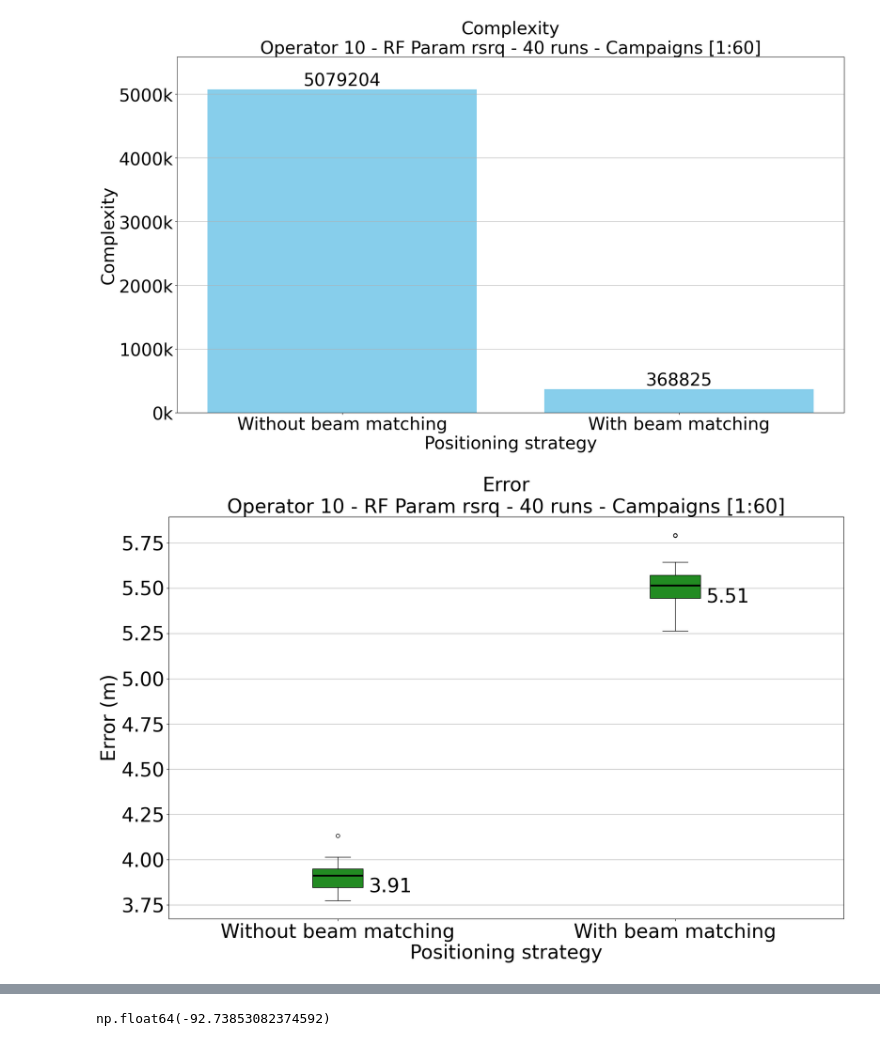
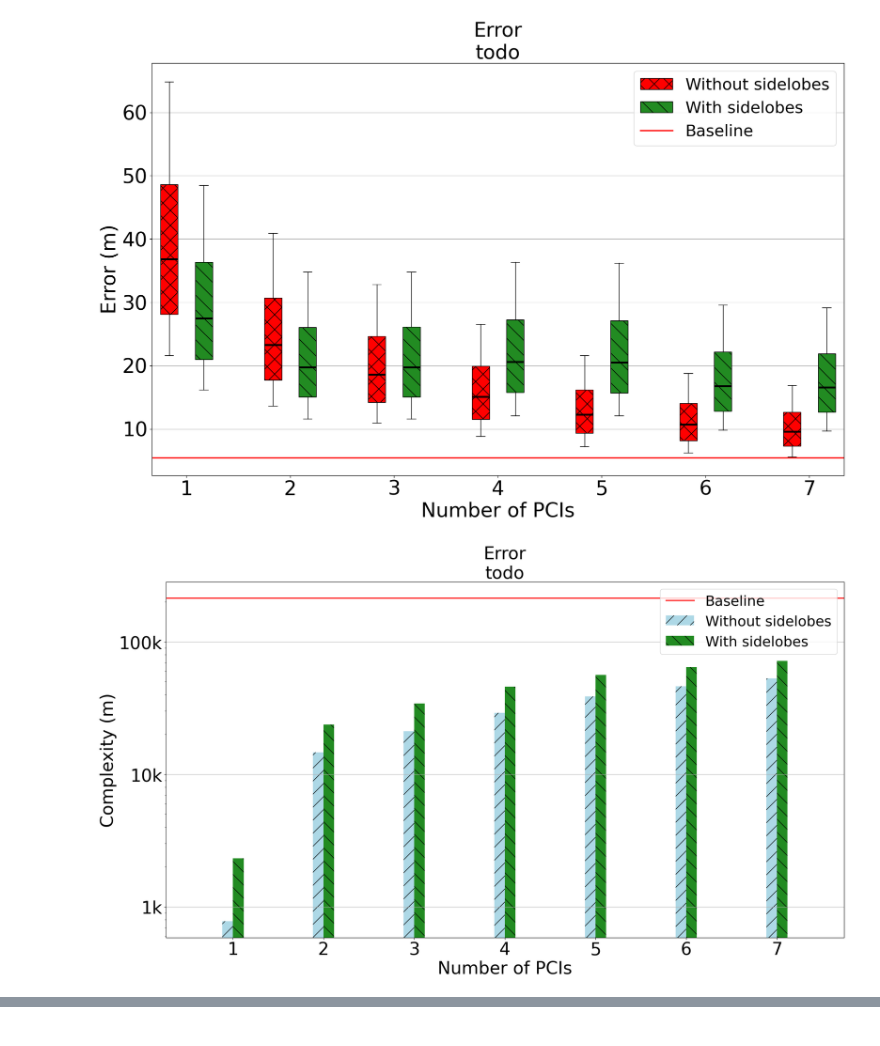
Before and after one commit to Andreas-Espelund/5G_localization, a Jupyter notebook: plotting/plot_beam_matching.ipynb, the cells around one changed output, grey strips where cells are left out. Drawn from its saved outputs; the diff is of its cells as text; code cells hidden in the pictures.

Commit message:
beam forming experiment runs

```diff
--- a/plotting/plot_beam_matching.ipynb
+++ b/plotting/plot_beam_matching.ipynb
@@ -34,0 +16,9 @@ config
+# %%
+import numpy as np
+
+baseline = data_df[data_df['use_best_beam'] == False].iloc[0]
+
+baseline_error = np.array(baseline['errors']).mean()
+baseline_complexity = np.array(baseline['complexity']).mean()
+
+print(f'baseline_error {baseline_error}, baseline_complexity {baseline_complexity}')
@@ -35,38 +185,32 @@ config
 # %%
-from scripts.plotting import *
 
-title = f"Operator {config['operator_choice'][0]} - RF Param {config['rf_param']} - {config['n_runs']} runs - Campaigns [{config['campaigns'][0]}:{config['campaigns'][-1]}]"
+#title = f"Operator {config['operator_choice'][0]} - RF Param {config['rf_param']} - {config['n_runs']} runs - Campaigns [{config['campaigns'][0]}:{config['campaigns'][-1]}]"
 
-errors_df = data_df[['errors_control', 'errors']].copy()
-complexity_df = data_df[['complexity_control', 'complexity']].copy()
+title = "todo"
 
-errors_df.rename(columns={
-    'errors': 'With beam matching',
-    'errors_control': 'Without beam matching',
-}, inplace=True)
+legend_labels = ["Without sidelobes", "With sidelobes"]
 
-complexity_df.rename(columns={
-    'complexity': 'With beam matching',
-    'complexity_control': 'Without beam matching',
-}, inplace=True)
-
-make_barplot(
-    df=complexity_df,
-    x_label="Positioning strategy",
-    y_label="Complexity",
-    title=f"Complexity\n{title}",
-    annotate=True
+make_boxplot_double(
+    df=errors_df_control,
+    control_df=errors_df,
+    x_label="Number of PCIs",
+    y_label="Error (m)",
+    title=f"Error\n{title}",
+    legend_labels=legend_labels,
+    baseline=baseline_error,
 )
 
-make_boxplot(
-    df=errors_df,
-    x_label="Positioning strategy",
-    y_label="Error (m)",
+make_barplot_double(
+    df=complexity_df_control,
+    control_df=complexity_df,
+    x_label="Number of PCIs",
+    y_label="Complexity (m)",
     title=f"Error\n{title}",
-    annotate=True
+    legend_labels=legend_labels,
+    baseline=baseline_complexity,
+    logscale=True
+
 )
-
-errors_df
 # %% [output]
-[figure, old version]
+[figure, new version]
-[figure, old version]
+[figure, new version]
@@ -90,10 +216,0 @@ errors_df
-# %%
-com = complexity_df.mean().to_numpy()
-
-old, new = com[0], com[1]
-
-res = (new - old) / old * 100
-
-res
-# %% [output]
-np.float64(-92.73853082374592)
```
Also changed, not shown: parts of 5 cells of this notebook, 5 other files.
